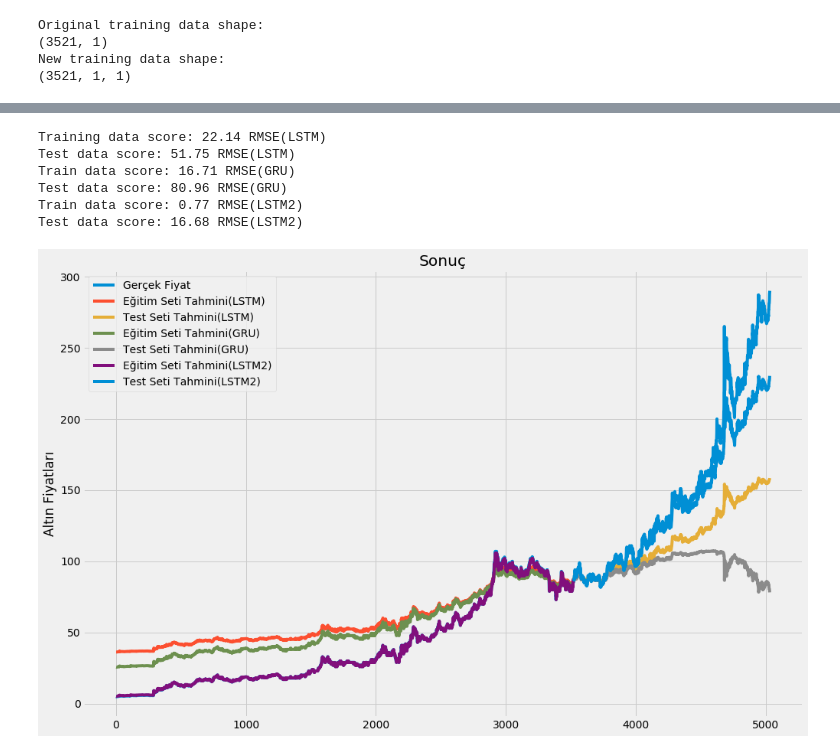
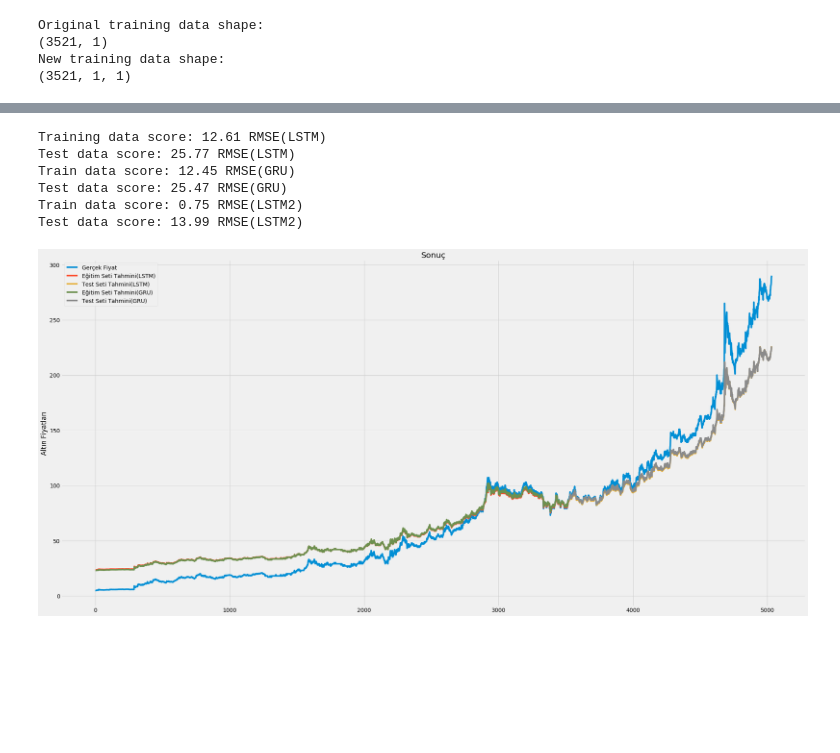
Before and after one commit to muratkakun/Machine-Learning, a Jupyter notebook: GoldPriceForecasting.ipynb, the cells around one changed output, grey strips where cells are left out. Saved outputs shown, nothing was run; the diff lists cells and outputs as text; code cells hidden in the pictures; blank space fills up the shorter version.

```diff
--- a/GoldPriceForecasting.ipynb
+++ b/GoldPriceForecasting.ipynb
@@ -87,7 +87,8 @@ lossError="mae"#rmsprop,mae,mean_squared_error
 epochCount = 20
 window_size = 1
 numberOfHiddenLayer = 64
-batchSize = 4
+batchSize = 32
+addDropoutLayer = True
 # %%
 # Verisetlerimizi Oluşturalım
 
@@ -119,7 +120,8 @@ def fit_model(train_X, train_Y, window_size = 1):
       model.add(Dropout(0.2))
       model.add(LSTM(int(numberOfHiddenLayer/2), return_sequences=False))
       #model.add(LSTM(32, return_sequences=False))
-      model.add(Dropout(0.2))
+    if(addDropoutLayer):
+     model.add(Dropout(0.2))
     model.add(Dense(1))
     model.compile(loss = lossError, optimizer = "adam")
    #30 epoch yani 30 kere verisetine bakılacak.
@@ -137,7 +139,8 @@ def fit_model_gru(train_X, train_Y, window_size = 1):
     if(use_multiple_layer):
       model.add(Dropout(0.2))
       model.add(GRU(int(numberOfHiddenLayer/2), return_sequences=False))
-      model.add(Dropout(0.2))
+    if(addDropoutLayer):
+     model.add(Dropout(0.2))
     model.add(Dense(1))
     model.compile(loss = lossError, optimizer = "adam")#rmsprop,mae,mean_squared_error
    #30 epoch yani 30 kere verisetine bakılacak.
@@ -196,4 +217,4 @@ rmse_test_gru, test_predict_gru = predict_and_score(model_gru, test_X, test_Y)
 # %%
-model_lstm2 = fit_model_lstm2(train_X, train_Y, window_size)
-rmse_train_lstm2, train_predict_lstm2 = predict_and_score(model_lstm2, train_X, train_Y)
-rmse_test_lstm2, test_predict_lstm2 = predict_and_score(model_lstm2, test_X, test_Y)
+#model_lstm2 = fit_model_lstm2(train_X, train_Y, window_size)
+#rmse_train_lstm2, train_predict_lstm2 = predict_and_score(model_lstm2, train_X, train_Y)
+#rmse_test_lstm2, test_predict_lstm2 = predict_and_score(model_lstm2, test_X, test_Y)
@@ -225,12 +228,12 @@ print("Test data score: %.2f RMSE(GRU)" % rmse_test_gru)
 print("Train data score: %.2f RMSE(LSTM2)" % rmse_train_lstm2)
 print("Test data score: %.2f RMSE(LSTM2)" % rmse_test_lstm2)
 # %% [output]
-Training data score: 22.14 RMSE(LSTM)
-Test data score: 51.75 RMSE(LSTM)
-Train data score: 16.71 RMSE(GRU)
-Test data score: 80.96 RMSE(GRU)
-Train data score: 0.77 RMSE(LSTM2)
-Test data score: 16.68 RMSE(LSTM2)
+Training data score: 12.61 RMSE(LSTM)
+Test data score: 25.77 RMSE(LSTM)
+Train data score: 12.45 RMSE(GRU)
+Test data score: 25.47 RMSE(GRU)
+Train data score: 0.75 RMSE(LSTM2)
+Test data score: 13.99 RMSE(LSTM2)
 # %%
 # Öğrendiklerinini tahminletip ekliyoruz.
 train_predict_plot = np.empty_like(dataset)
@@ -251,34 +254,34 @@ test_predict_plot_gru[:, :] = np.nan
 test_predict_plot_gru[len(train_predict_gru) + (window_size * 2) + 1:len(dataset) - 1, :] = test_predict_gru
 
 # Öğrendiklerinini tahminletip ekliyoruz.Lstm2
 train_predict_plot_lstm2 = np.empty_like(dataset)
 train_predict_plot_lstm2[:, :] = np.nan
 train_predict_plot_lstm2[window_size:len(train_predict_lstm2) + window_size, :] = train_predict_lstm2
 # Şimdi ise testleri tahminletiyoruz.Lstm2
 test_predict_plot_lstm2 = np.empty_like(dataset)
 test_predict_plot_lstm2[:, :] = np.nan
 test_predict_plot_lstm2[len(train_predict_lstm2) + (window_size * 2) + 1:len(dataset) - 1, :] = test_predict_lstm2
 
 
 # Plot'u oluşturalım.
-plt.figure(figsize = (15, 10))
+plt.figure(figsize = (30, 15))
 plt.plot(scaler.inverse_transform(dataset), label = "Gerçek Fiyat")
 plt.plot(train_predict_plot, label = "Eğitim Seti Tahmini(LSTM)")
 plt.plot(test_predict_plot, label = "Test Seti Tahmini(LSTM)")
 plt.plot(train_predict_plot_gru, label = "Eğitim Seti Tahmini(GRU)")
 plt.plot(test_predict_plot_gru, label = "Test Seti Tahmini(GRU)")
-plt.plot(train_predict_plot_lstm2, label = "Eğitim Seti Tahmini(LSTM2)")
-plt.plot(test_predict_plot_lstm2, label = "Test Seti Tahmini(LSTM2)")
+#plt.plot(train_predict_plot_lstm2, label = "Eğitim Seti Tahmini(LSTM2)")
+#plt.plot(test_predict_plot_lstm2, label = "Test Seti Tahmini(LSTM2)")
 
 
 #plt.xlabel("Aylar")
 plt.ylabel("Altın Fiyatları")
 plt.title("Sonuç")
 plt.legend()
 plt.show()
 
 #data2 = data2.reshape((1, 2, 1, 2, 1))
 #yhat = model1.predict(data2, verbose=0)
 #print(yhat)
 # %% [output]
-[figure, old version]
+[figure, new version]
```
Also changed, not shown: parts of 5 cells of this notebook.
